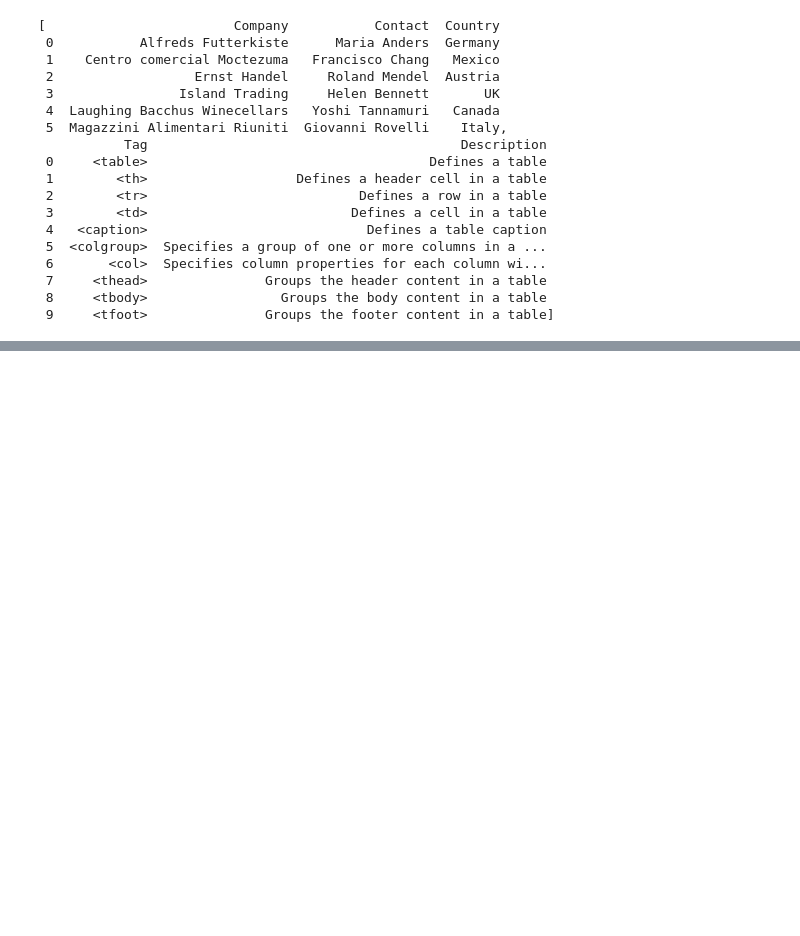
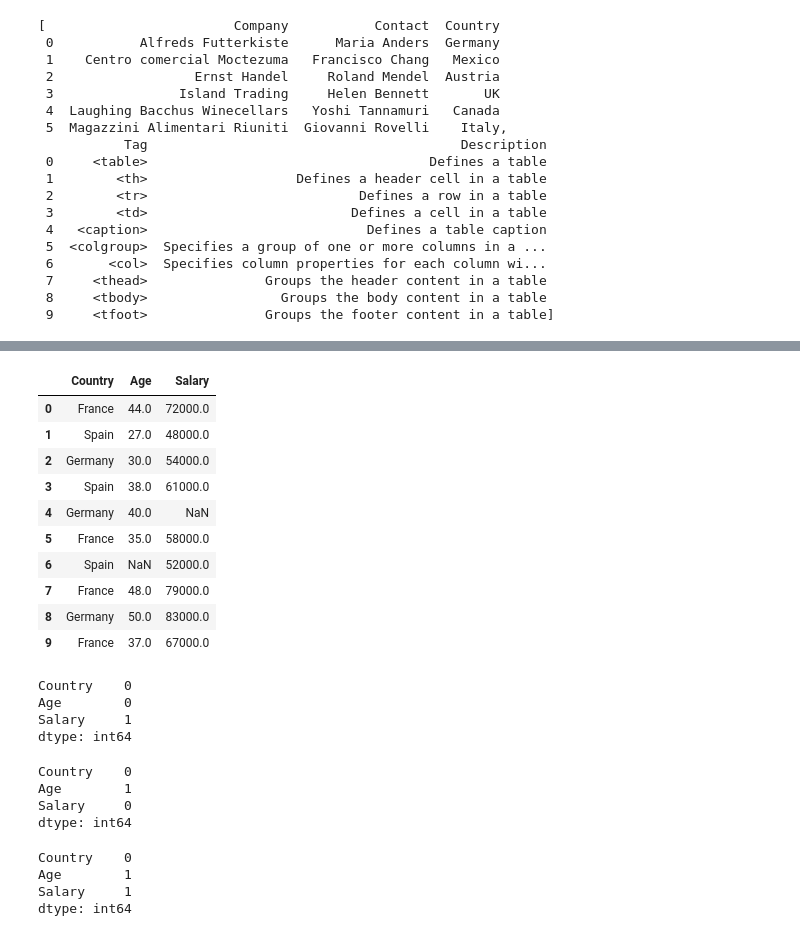
Before and after one commit to Laxminarayen/Inceptez-batch-25-Classwork, a Jupyter notebook: Python-Class17-DataPreprocessing/DataPreprocessing.ipynb, the cells around one changed output, grey strips where cells are left out. Drawn from its saved outputs; the diff is of its cells as text; code cells hidden in the pictures; blank space fills up the shorter version.

```diff
--- a/Python-Class17-DataPreprocessing/DataPreprocessing.ipynb
+++ b/Python-Class17-DataPreprocessing/DataPreprocessing.ipynb
@@ -176,0 +240,53 @@ tables
+# %%
+dataset_X_mean
+# %% [output]
+|  | Country | Age | Salary |
+| 0 | France | 44.0 | 72000.0 |
+| 1 | Spain | 27.0 | 48000.0 |
+| 2 | Germany | 30.0 | 54000.0 |
+| 3 | Spain | 38.0 | 61000.0 |
+| 4 | Germany | 40.0 | NaN |
+| 5 | France | 35.0 | 58000.0 |
+| 6 | Spain | NaN | 52000.0 |
+| 7 | France | 48.0 | 79000.0 |
+| 8 | Germany | 50.0 | 83000.0 |
+| 9 | France | 37.0 | 67000.0 |
+# %%
+#2. Fillna
+
+#MEAN / MEDIAN / MODE imputation
+#Numeric Column - MEAN / MEDIAN imputation
+
+
+#1. Mean Imputation - We monitor the outliers and if no outliers
+dataset_X_mean = dataset_X.copy()
+dataset_X_mean['Age'] = dataset_X_mean["Age"].fillna(dataset_X_mean['Age'].mean())
+
+print(dataset_X_mean.isna().sum())
+# %% [output]
+Country    0
+Age        0
+Salary     1
+dtype: int64
+# %%
+#2. Median Imputation - We monitor the outliers
+dataset_X_mean = dataset_X.copy()
+dataset_X_mean['Salary'] = dataset_X_mean["Salary"].fillna(dataset_X_mean['Salary'].median())
+
+print(dataset_X_mean.isna().sum())
+# %% [output]
+Country    0
+Age        1
+Salary     0
+dtype: int64
+# %%
+#3. Mode Imputation - categorical
+dataset_X_mean = dataset_X.copy()
+dataset_X_mean['Country'] = dataset_X_mean["Country"].fillna(dataset_X_mean['Country'].mode()[0])
+
+print(dataset_X_mean.isna().sum())
+# %% [output]
+Country    0
+Age        1
+Salary     1
+dtype: int64
```
Also changed, not shown: parts of 17 cells of this notebook, 2 other files.
